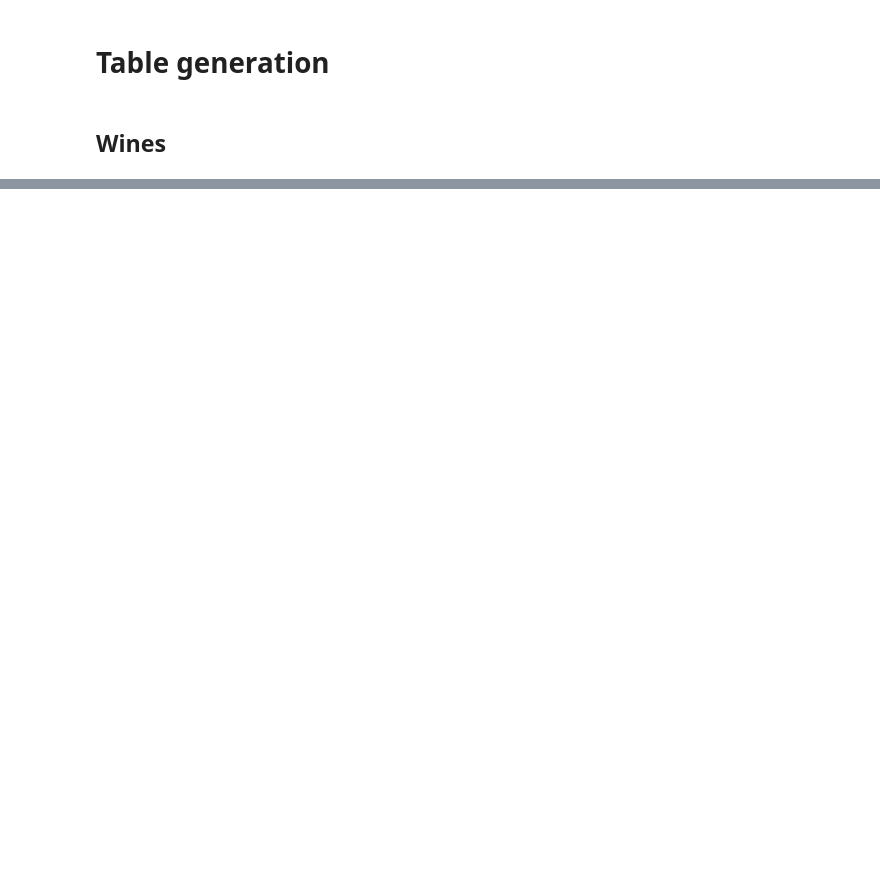
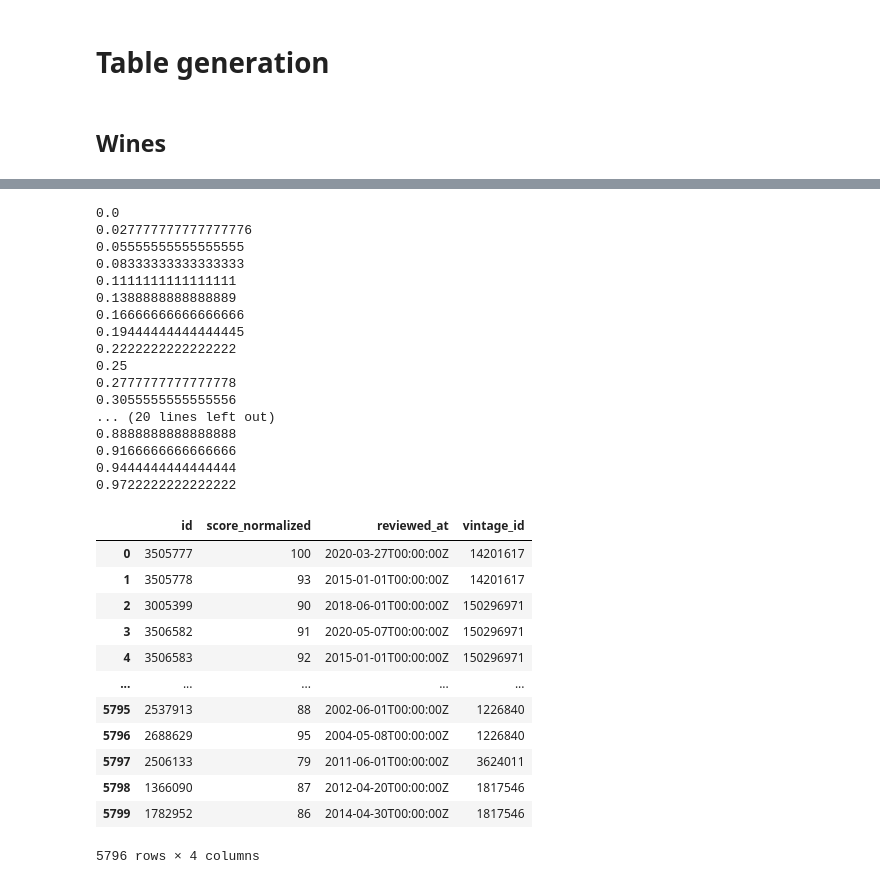
Before and after one commit to olgaflys/Demo-Notebooks, a Jupyter notebook: Vivino/Vivino_cleaning.ipynb, the cells around one changed output, grey strips where cells are left out. Cells and saved outputs as stored; diff of their text form; code cells hidden in the pictures; blank space fills up the shorter version.

```diff
--- a/Vivino/Vivino_cleaning.ipynb
+++ b/Vivino/Vivino_cleaning.ipynb
@@ -965,0 +843,16 @@ with (open("wine_tbm.pkl", "wb")) as openfile:
+# %%
+def get_grapes(sample):
+    return {j:k for i in get_data(sample,'vintage.wine.grapes') for j,k in i.items() if j in ['id','name','wines_count']}
+# %%
+data=[]
+tot=len(los)
+for ix,js in enumerate(los):
+    try:
+        data.append(get_grapes(js))
+    except:
+        continue
+    if ix%100==0:
+        print(ix/tot)
+
+data=pd.DataFrame(data).drop_duplicates()
+data
@@ -965,0 +894,3 @@ with (open("wine_tbm.pkl", "wb")) as openfile:
+# %%
+sample=get_new_link()
+get_data(sample,'vintage.wine_critic_reviews')
@@ -965,0 +919,57 @@ with (open("wine_tbm.pkl", "wb")) as openfile:
+# %%
+def get_critics(sample):
+    vin_id=get_data(sample, 'vintage.id')
+
+    data=[]
+    for i in get_data(sample,'vintage.wine_critic_reviews'):
+        dct={}
+        for j,k in i.items():
+            if j in ['id','score_normalized','reviewed_at']:
+                dct[j]=k
+        dct['vintage_id']=vin_id
+        data.append(dct)
+    return data
+# %%
+data=[]
+tot=len(los)
+for ix,js in enumerate(los):
+    try:
+        data.extend(get_critics(js))
+    except:
+        continue
+    if ix%100==0:
+        print(ix/tot)
+
+data=pd.DataFrame(data).drop_duplicates()
+data
+# %% [output]
+0.0
+0.027777777777777776
+0.05555555555555555
+0.08333333333333333
+0.1111111111111111
+0.1388888888888889
+0.16666666666666666
+0.19444444444444445
+0.2222222222222222
+0.25
+0.2777777777777778
+0.3055555555555556
+... (20 lines left out)
+0.8888888888888888
+0.9166666666666666
+0.9444444444444444
+0.9722222222222222
+|  | id | score_normalized | reviewed_at | vintage_id |
+| 0 | 3505777 | 100 | 2020-03-27T00:00:00Z | 14201617 |
+| 1 | 3505778 | 93 | 2015-01-01T00:00:00Z | 14201617 |
+| 2 | 3005399 | 90 | 2018-06-01T00:00:00Z | 150296971 |
+| 3 | 3506582 | 91 | 2020-05-07T00:00:00Z | 150296971 |
+| 4 | 3506583 | 92 | 2015-01-01T00:00:00Z | 150296971 |
+| ... | ... | ... | ... | ... |
+| 5795 | 2537913 | 88 | 2002-06-01T00:00:00Z | 1226840 |
+| 5796 | 2688629 | 95 | 2004-05-08T00:00:00Z | 1226840 |
+| 5797 | 2506133 | 79 | 2011-06-01T00:00:00Z | 3624011 |
+| 5798 | 1366090 | 87 | 2012-04-20T00:00:00Z | 1817546 |
+| 5799 | 1782952 | 86 | 2014-04-30T00:00:00Z | 1817546 |
+5796 rows × 4 columns
```
Also changed, not shown: parts of 95 cells of this notebook, 14 other files.
